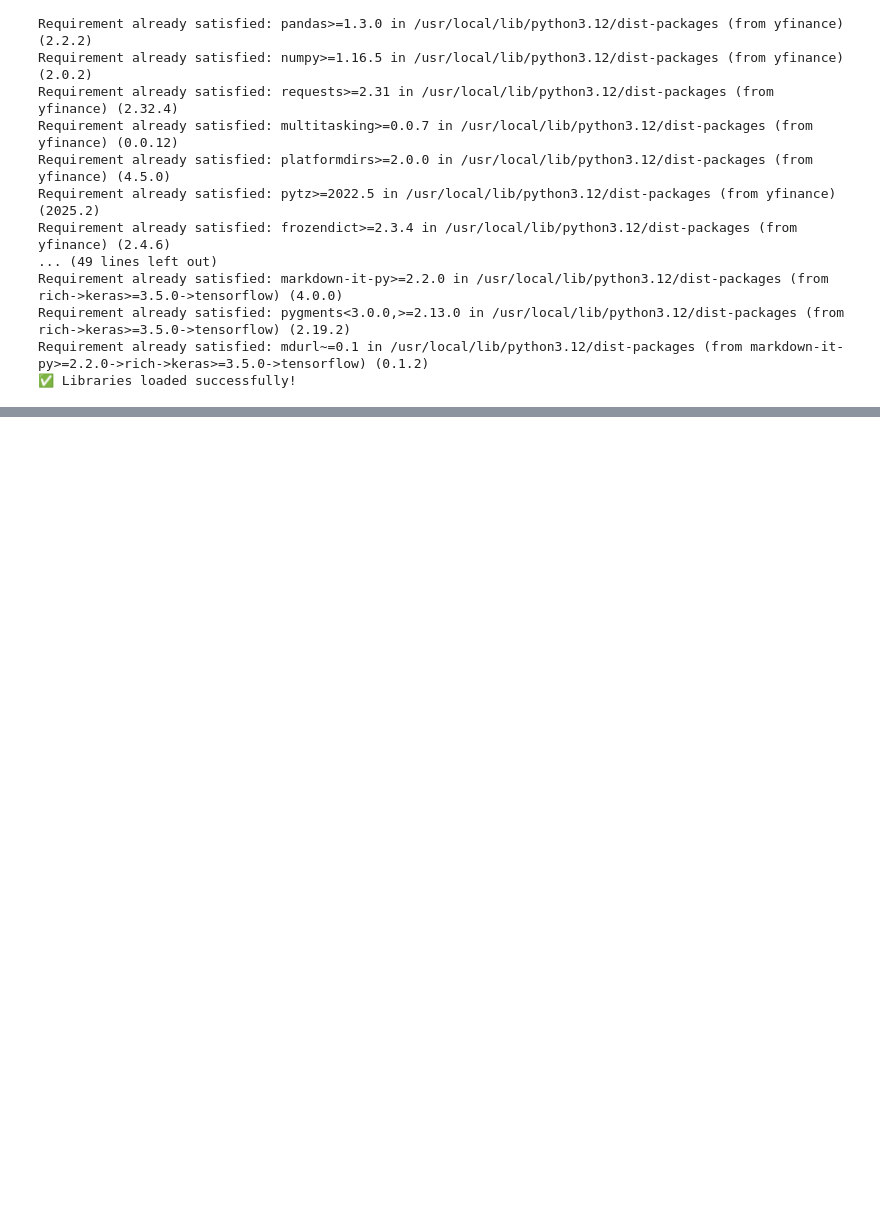
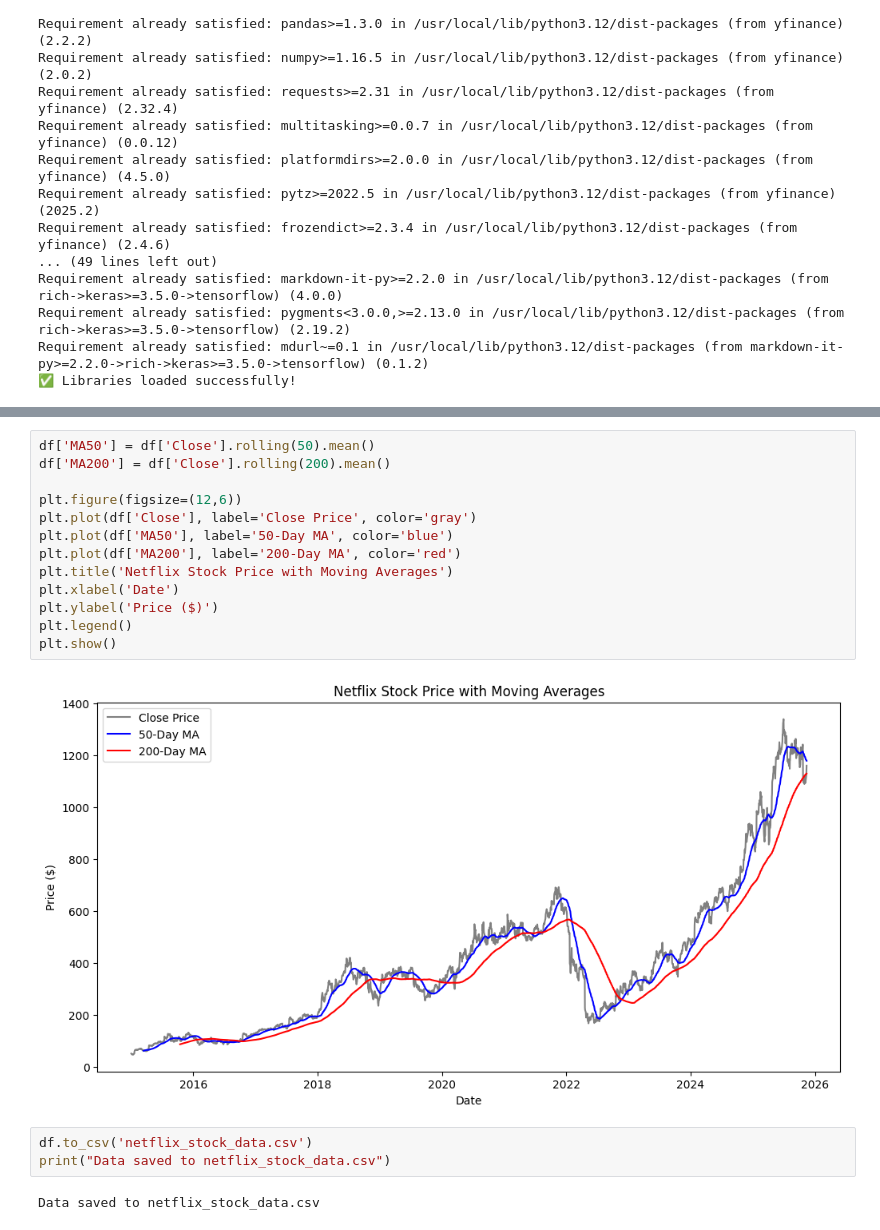
Before and after one commit to shristea31/Netflix-Stock-Predictor, a Jupyter notebook: notebooks/Netflix_Stock_Predictor.ipynb, the cells around one changed output, grey strips where cells are left out. Saved outputs shown, nothing was run; the diff lists cells and outputs as text; blank space fills up the shorter version.

```diff
--- a/notebooks/Netflix_Stock_Predictor.ipynb
+++ b/notebooks/Netflix_Stock_Predictor.ipynb
@@ -31,0 +85,20 @@ Requirement already satisfied: mdurl~=0.1 in /usr/local/lib/python3.12/dist-pack
+# %%
+df['MA50'] = df['Close'].rolling(50).mean()
+df['MA200'] = df['Close'].rolling(200).mean()
+
+plt.figure(figsize=(12,6))
+plt.plot(df['Close'], label='Close Price', color='gray')
+plt.plot(df['MA50'], label='50-Day MA', color='blue')
+plt.plot(df['MA200'], label='200-Day MA', color='red')
+plt.title('Netflix Stock Price with Moving Averages')
+plt.xlabel('Date')
+plt.ylabel('Price ($)')
+plt.legend()
+plt.show()
+# %% [output]
+[figure, added]
+# %%
+df.to_csv('netflix_stock_data.csv')
+print("Data saved to netflix_stock_data.csv")
+# %% [output]
+Data saved to netflix_stock_data.csv
```
Also changed, not shown: parts of 20 cells of this notebook.
